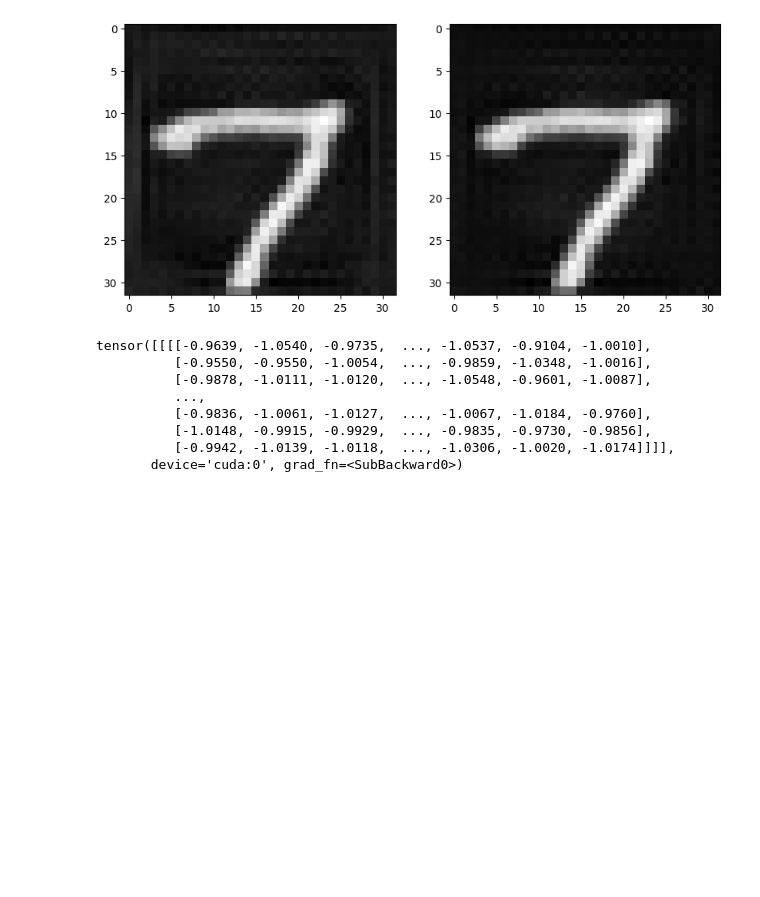
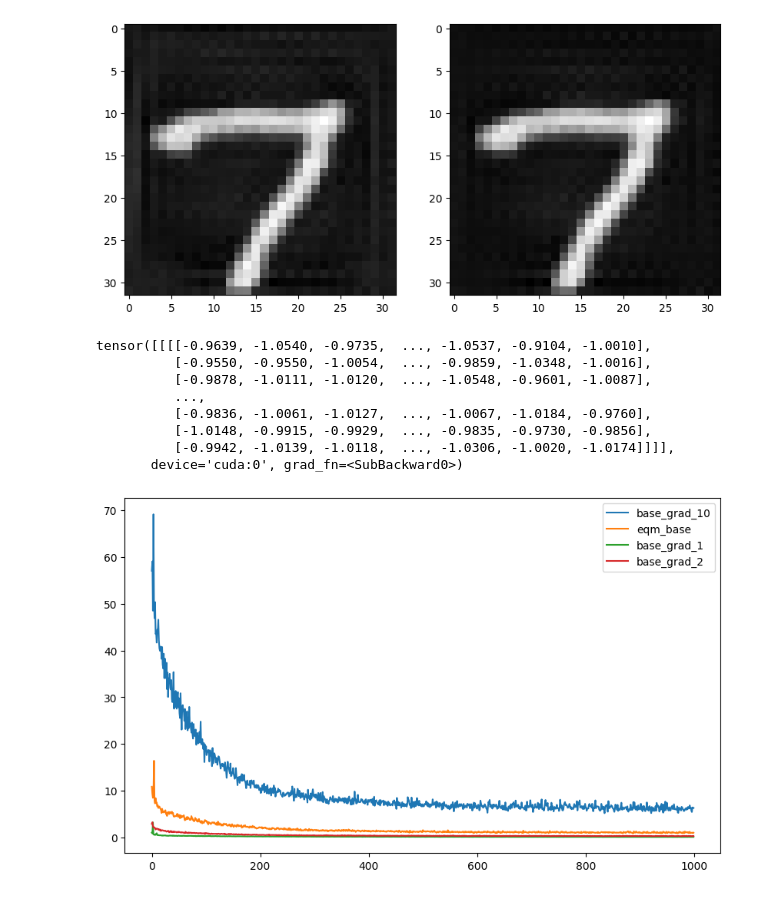
Before and after one commit to lhmartin/EqM_mnist, a Jupyter notebook: train.ipynb, the cells around one changed output. Saved outputs shown, nothing was run; the diff lists cells and outputs as text; code cells hidden in the pictures; blank space fills up the shorter version.

Commit message:
add viz + experiment

```diff
--- a/train.ipynb
+++ b/train.ipynb
@@ -450,3 +450,31 @@ tensor([[[[-0.9639, -1.0540, -0.9735,  ..., -1.0537, -0.9104, -1.0010],
           [-1.0148, -0.9915, -0.9929,  ..., -0.9835, -0.9730, -0.9856],
           [-0.9942, -1.0139, -1.0118,  ..., -1.0306, -1.0020, -1.0174]]]],
        device='cuda:0', grad_fn=<SubBackward0>)
+# %%
+# look through the output folder and plot the losses
+import glob
+import numpy as np
+import matplotlib.pyplot as plt
+import os
+
+# Get all files in the output folder
+output_folder = "/home/luke/code/eqm_mnist/eqm_mnist/train/results/"
+
+# Initialize a dictionary to store the losses for each experiment
+losses_dict = {}
+loss_files = glob.glob(os.path.join(output_folder, "**", "losses.npy"), recursive=True)
+for loss_file in loss_files:
+    experiment_name = os.path.basename(os.path.dirname(loss_file))
+    losses = np.load(loss_file)
+    losses_dict[experiment_name] = losses
+# Plot the losses for each experiment
+plt.figure(figsize=(10, 6))
+
+# Plot the losses for each experiment
+for experiment_name, losses in losses_dict.items():
+    plt.plot(losses, label=experiment_name)
+
+plt.legend()
+plt.show()
+# %% [output]
+[figure, added]
```
Also changed, not shown: 55 other files.
